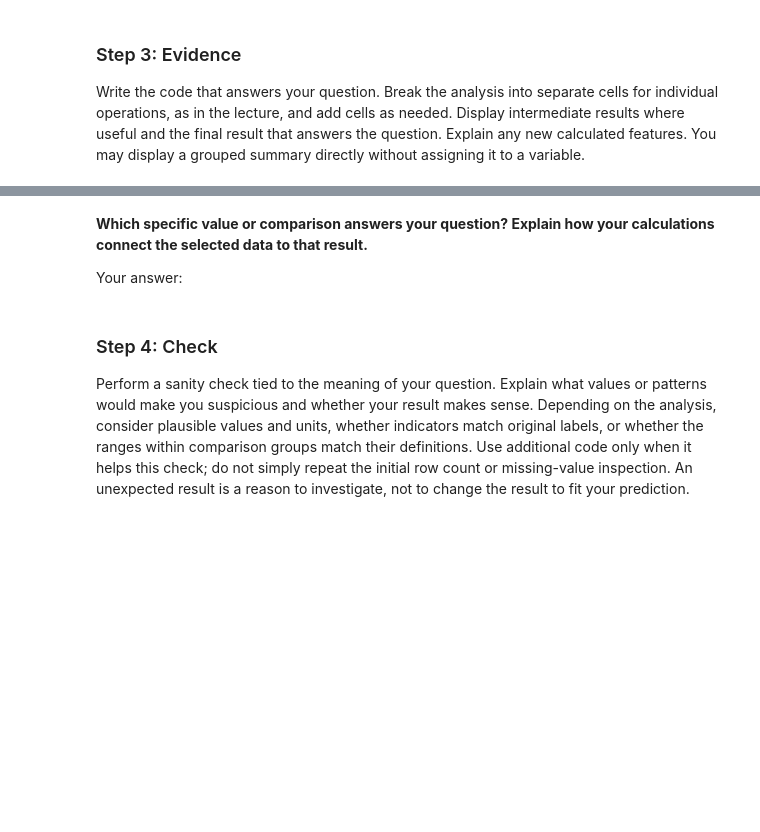
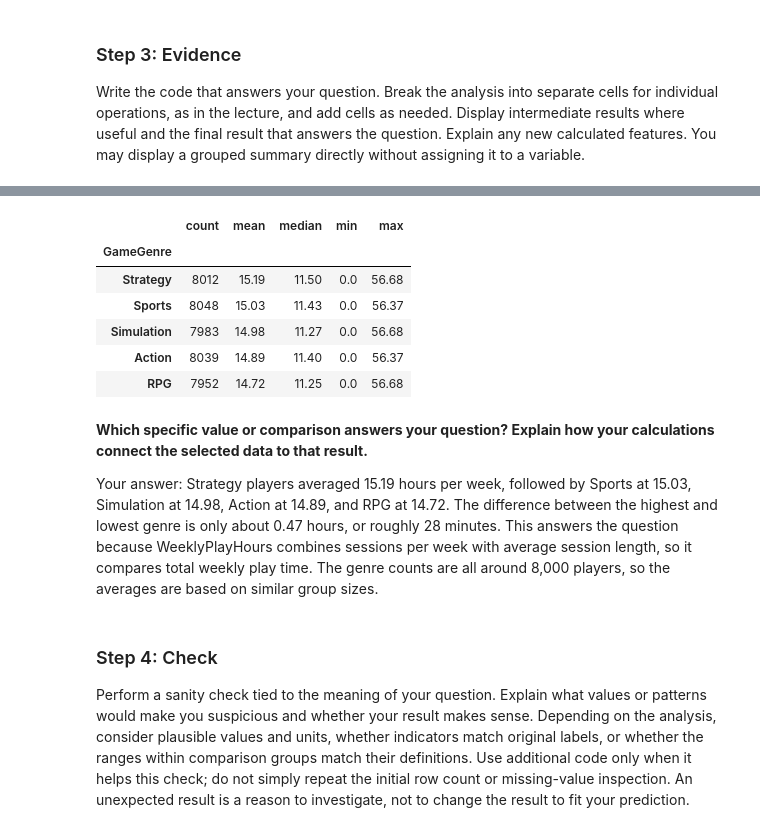
Before and after one commit to JPDeuce/Data_Visualization_and_Modeling_Campus, a Jupyter notebook: week01/lab/Lab - Building a Reproducible Analysis Workflow.ipynb, the cells around one changed output, grey strips where cells are left out. Saved outputs shown, nothing was run; the diff lists cells and outputs as text; code cells hidden in the pictures; blank space fills up the shorter version.

```diff
--- a/week01/lab/Lab - Building a Reproducible Analysis Workflow.ipynb
+++ b/week01/lab/Lab - Building a Reproducible Analysis Workflow.ipynb
@@ -152,9 +257,23 @@ Write the code that answers your question. Break the analysis into separate cell
 # %%
 # Calculate and display the evidence that answers your question. Add cells as needed.
+(
+    gaming_df.groupby("GameGenre")["WeeklyPlayHours"]
+    .agg(["count", "mean", "median", "min", "max"])
+    .sort_values("mean", ascending=False)
+    .round(2)
+)
+# %% [output]
+|  | count | mean | median | min | max |
+| GameGenre |  |  |  |  |  |
+| Strategy | 8012 | 15.19 | 11.50 | 0.0 | 56.68 |
+| Sports | 8048 | 15.03 | 11.43 | 0.0 | 56.37 |
+| Simulation | 7983 | 14.98 | 11.27 | 0.0 | 56.68 |
+| Action | 8039 | 14.89 | 11.40 | 0.0 | 56.37 |
+| RPG | 7952 | 14.72 | 11.25 | 0.0 | 56.68 |
 # %% [markdown]
 **Which specific value or comparison answers your question? Explain how your calculations connect the selected data to that result.**
 
-Your answer:
+Your answer: Strategy players averaged 15.19 hours per week, followed by Sports at 15.03, Simulation at 14.98, Action at 14.89, and RPG at 14.72. The difference between the highest and lowest genre is only about 0.47 hours, or roughly 28 minutes. This answers the question because WeeklyPlayHours combines sessions per week with average session length, so it compares total weekly play time. The genre counts are all around 8,000 players, so the averages are based on similar group sizes.
 # %% [markdown]
 ### Step 4: Check
 
```
Also changed, not shown: parts of 36 cells of this notebook, 1 other file.
